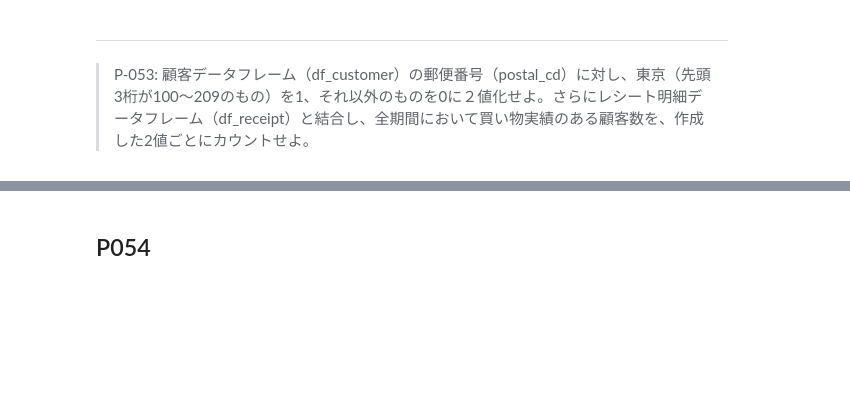
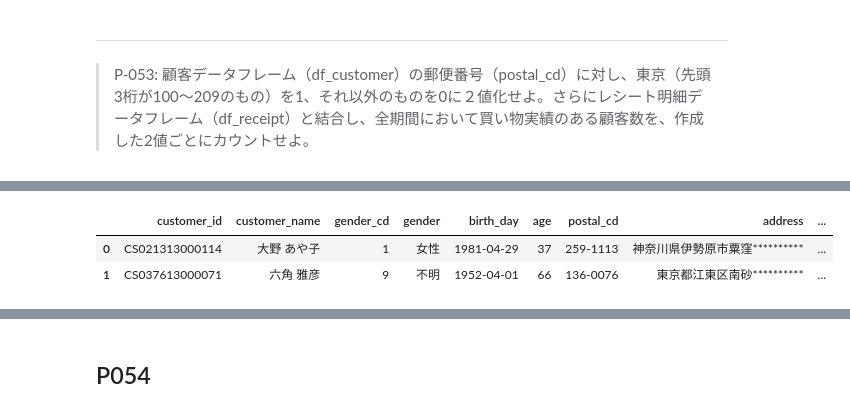
Before and after one commit to okusama27/koan, a Jupyter notebook: 100knock/submit/kame-chan/100_knock_Python(kame-chan).ipynb, the cells around one changed output, grey strips where cells are left out. Cells and saved outputs as stored; diff of their text form; code cells hidden in the pictures; blank space fills up the shorter version.

```diff
--- a/100knock/submit/kame-chan/100_knock_Python(kame-chan).ipynb
+++ b/100knock/submit/kame-chan/100_knock_Python(kame-chan).ipynb
@@ -1331,3 +1363,6 @@ df50_ans.head(10)
 # %% [markdown]
 ---
 > P-053: 顧客データフレーム（df_customer）の郵便番号（postal_cd）に対し、東京（先頭3桁が100〜209のもの）を1、それ以外のものを0に２値化せよ。さらにレシート明細データフレーム（df_receipt）と結合し、全期間において買い物実績のある顧客数を、作成した2値ごとにカウントせよ。
+# %%
+df53 = df_customer.copy()
+df53.head()
@@ -1333,0 +1376,14 @@ df50_ans.head(10)
+# %%
+def is_tokyo(postal_cd):
+    head3 = postal_cd[:3]
+    if head3.isdecimal():
+        if int(head3) >= 100 and int(head3) <= 209:
+            return 1
+    return 0
+# %%
+df53["is_tokyo"] = df53["postal_cd"].apply(is_tokyo)
+df53.head(2)
+# %% [output]
+|  | customer_id | customer_name | gender_cd | gender | birth_day | age | postal_cd | address | ... |
+| 0 | CS021313000114 | 大野 あや子 | 1 | 女性 | 1981-04-29 | 37 | 259-1113 | 神奈川県伊勢原市粟窪********** | ... |
+| 1 | CS037613000071 | 六角 雅彦 | 9 | 不明 | 1952-04-01 | 66 | 136-0076 | 東京都江東区南砂********** | ... |
```
Also changed, not shown: parts of 8 cells of this notebook.
